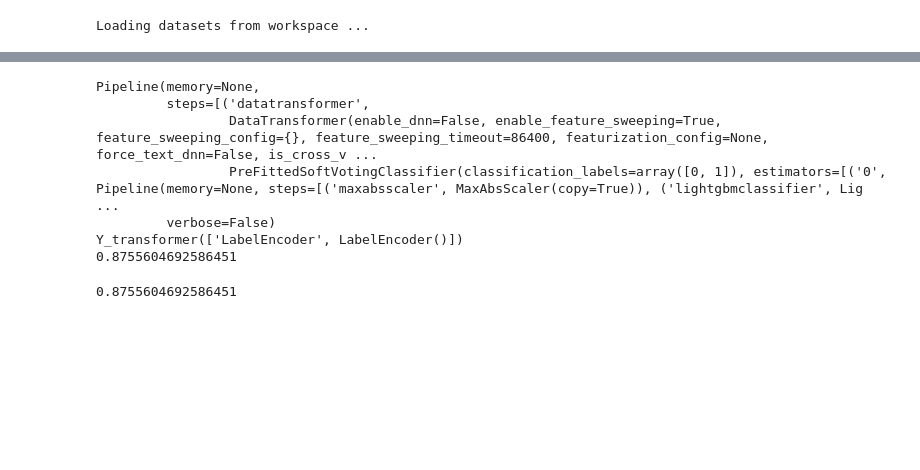
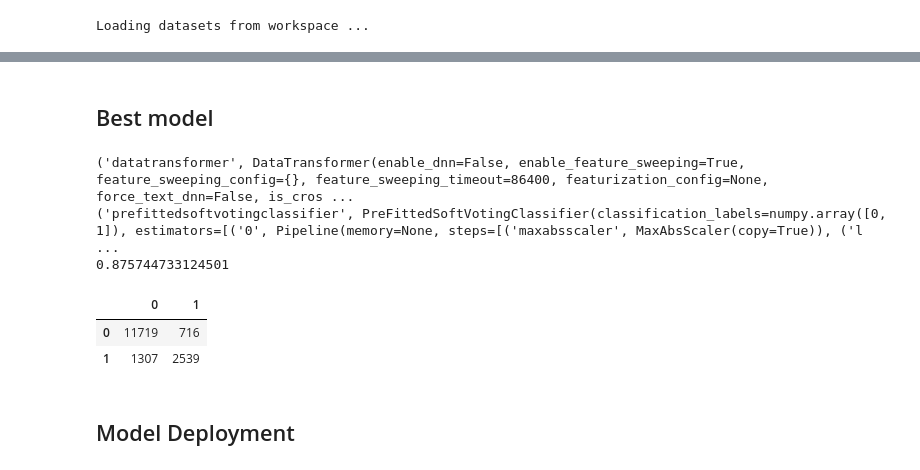
Before and after one commit to stolpem/mlazure-ndeg-prj3, a Jupyter notebook: automl.ipynb, the cells around one changed output, grey strips where cells are left out. Cells and saved outputs as stored; diff of their text form; code cells hidden in the pictures; blank space fills up the shorter version.

Commit message:
Output AutoML model correctly

```diff
--- a/automl.ipynb
+++ b/automl.ipynb
@@ -25,13 +61,15 @@ run_automl()
+# %% [markdown]
+## Best model
 # %%
-test_local_automl_model(test_ds)
+show_and_test_local_automl_model(test_ds)
 # %% [output]
-Pipeline(memory=None,
-         steps=[('datatransformer',
-                 DataTransformer(enable_dnn=False, enable_feature_sweeping=True, feature_sweeping_config={}, feature_sweeping_timeout=86400, featurization_config=None, force_text_dnn=False, is_cross_v ...
-                 PreFittedSoftVotingClassifier(classification_labels=array([0, 1]), estimators=[('0', Pipeline(memory=None, steps=[('maxabsscaler', MaxAbsScaler(copy=True)), ('lightgbmclassifier', Lig ...
-         verbose=False)
-Y_transformer(['LabelEncoder', LabelEncoder()])
-0.8755604692586451
+('datatransformer', DataTransformer(enable_dnn=False, enable_feature_sweeping=True, feature_sweeping_config={}, feature_sweeping_timeout=86400, featurization_config=None, force_text_dnn=False, is_cros ...
+('prefittedsoftvotingclassifier', PreFittedSoftVotingClassifier(classification_labels=numpy.array([0, 1]), estimators=[('0', Pipeline(memory=None, steps=[('maxabsscaler', MaxAbsScaler(copy=True)), ('l ...
+0.875744733124501
-0.8755604692586451
+|  | 0 | 1 |
+| 0 | 11719 | 716 |
+| 1 | 1307 | 2539 |
+# %% [markdown]
+## Model Deployment
 # %%
 register_and_deploy_automl_model()
```
Also changed, not shown: parts of 8 cells of this notebook, 2 other files.
